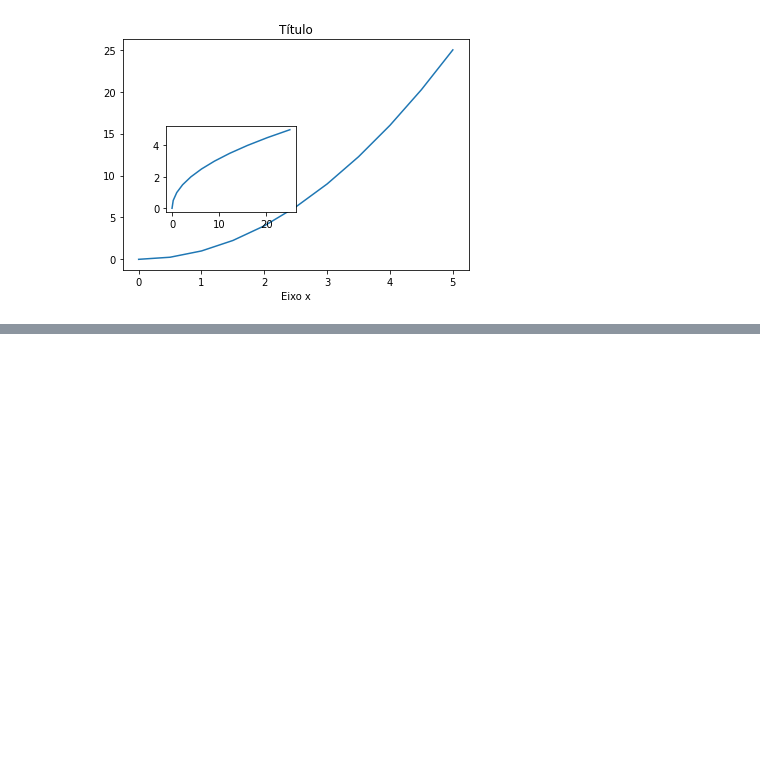
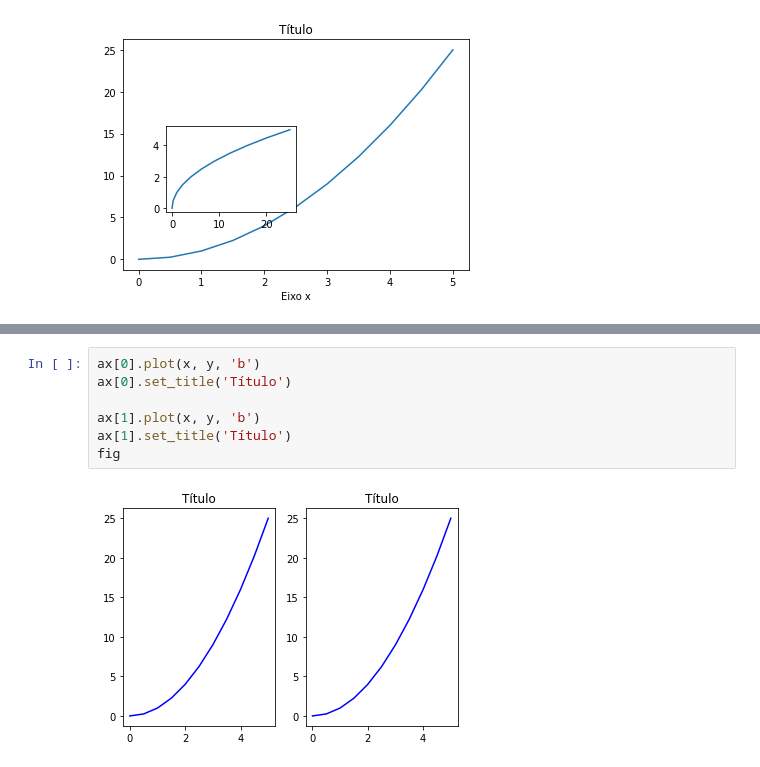
Before and after one commit to ro-prates/data_science, a Jupyter notebook: matplotlib.ipynb, the cells around one changed output, grey strips where cells are left out. Saved outputs shown, nothing was run; the diff lists cells and outputs as text; blank space fills up the shorter version.

```diff
--- a/matplotlib.ipynb
+++ b/matplotlib.ipynb
@@ -45,0 +60,9 @@ axes2.plot(y, x)
+# %%
+ax[0].plot(x, y, 'b')
+ax[0].set_title('Título')
+
+ax[1].plot(x, y, 'b')
+ax[1].set_title('Título')
+fig
+# %% [output]
+[figure, added]
```
Also changed, not shown: parts of 5 cells of this notebook.
